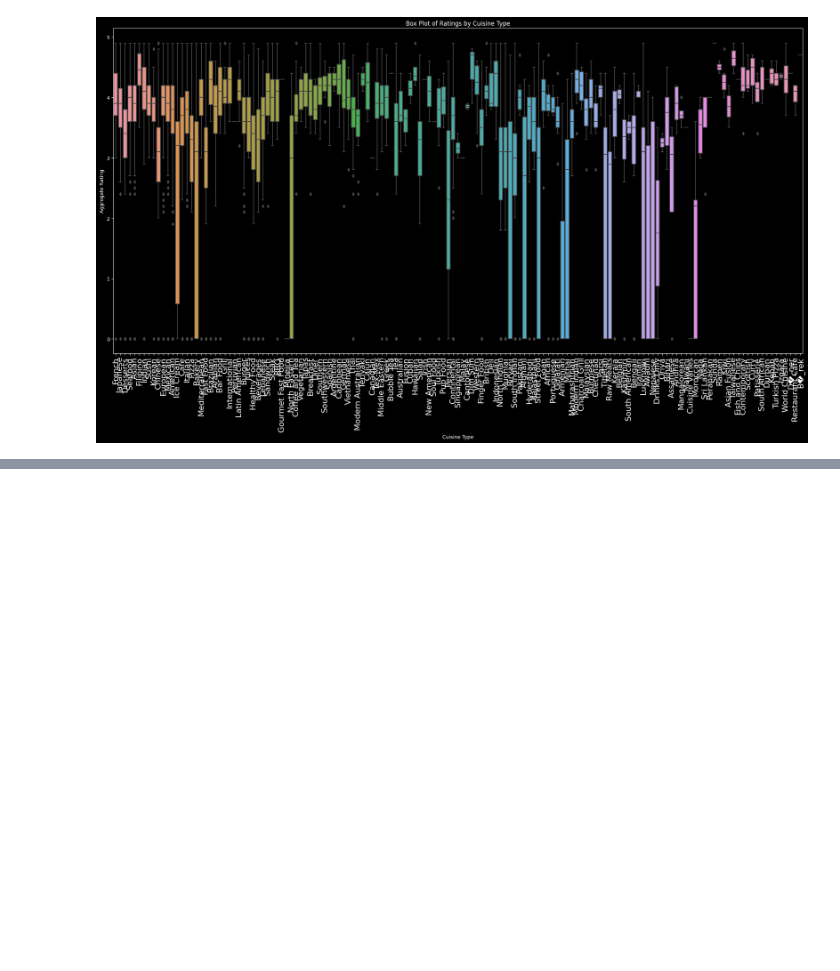
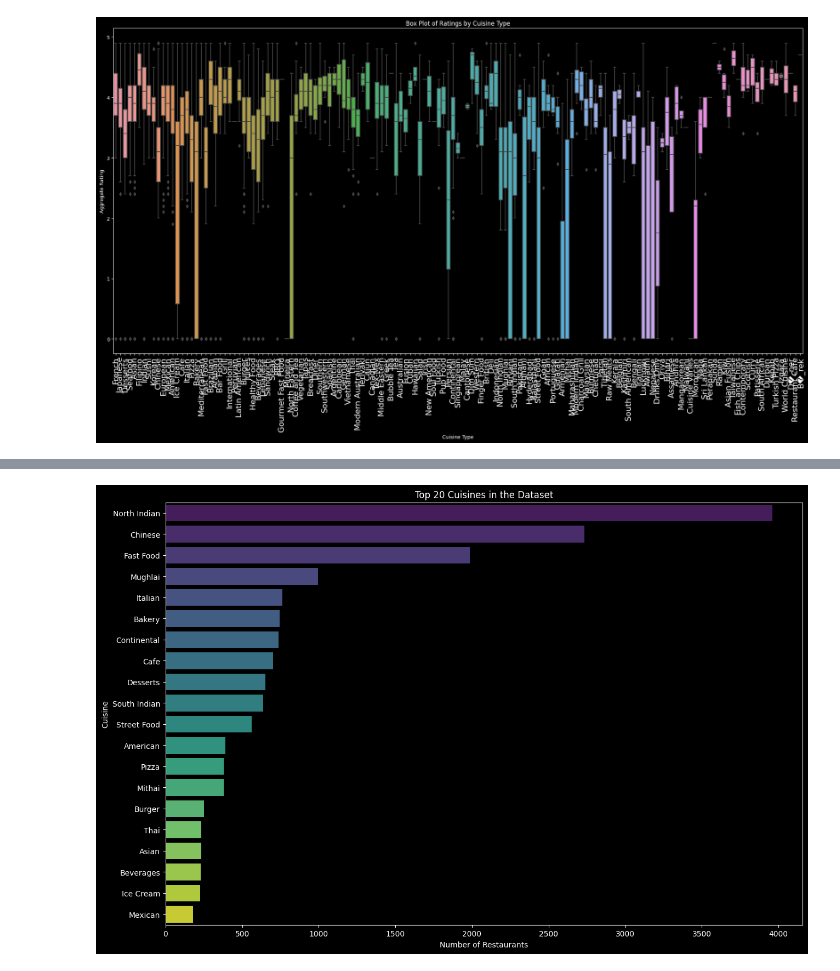
Before and after one commit to Saicharanraju0099/Cognifyzinternship, a Jupyter notebook: cognifyzproject.ipynb, the cells around one changed output, grey strips where cells are left out. Saved outputs shown, nothing was run; the diff lists cells and outputs as text; code cells hidden in the pictures; blank space fills up the shorter version.

```diff
--- a/cognifyzproject.ipynb
+++ b/cognifyzproject.ipynb
@@ -521,0 +586,20 @@ plt.show()
+# %%
+file_path = '../input/dataset/dataset.csv'
+data = pd.read_csv(file_path)
+# %%
+cuisines_split = data['Cuisines'].str.split(', ')
+cuisines_exploded = cuisines_split.explode()
+# %%
+cuisine_counts = cuisines_exploded.value_counts().reset_index()
+cuisine_counts.columns = ['Cuisine', 'Count']
+# %%
+top_cuisines = cuisine_counts.head(20)
+# %%
+plt.figure(figsize=(15, 10))
+sns.barplot(x='Count', y='Cuisine', data=top_cuisines, palette='viridis')
+plt.title('Top 20 Cuisines in the Dataset')
+plt.xlabel('Number of Restaurants')
+plt.ylabel('Cuisine')
+plt.show()
+# %% [output]
+[figure, added]
```
Also changed, not shown: parts of 12 cells of this notebook.
